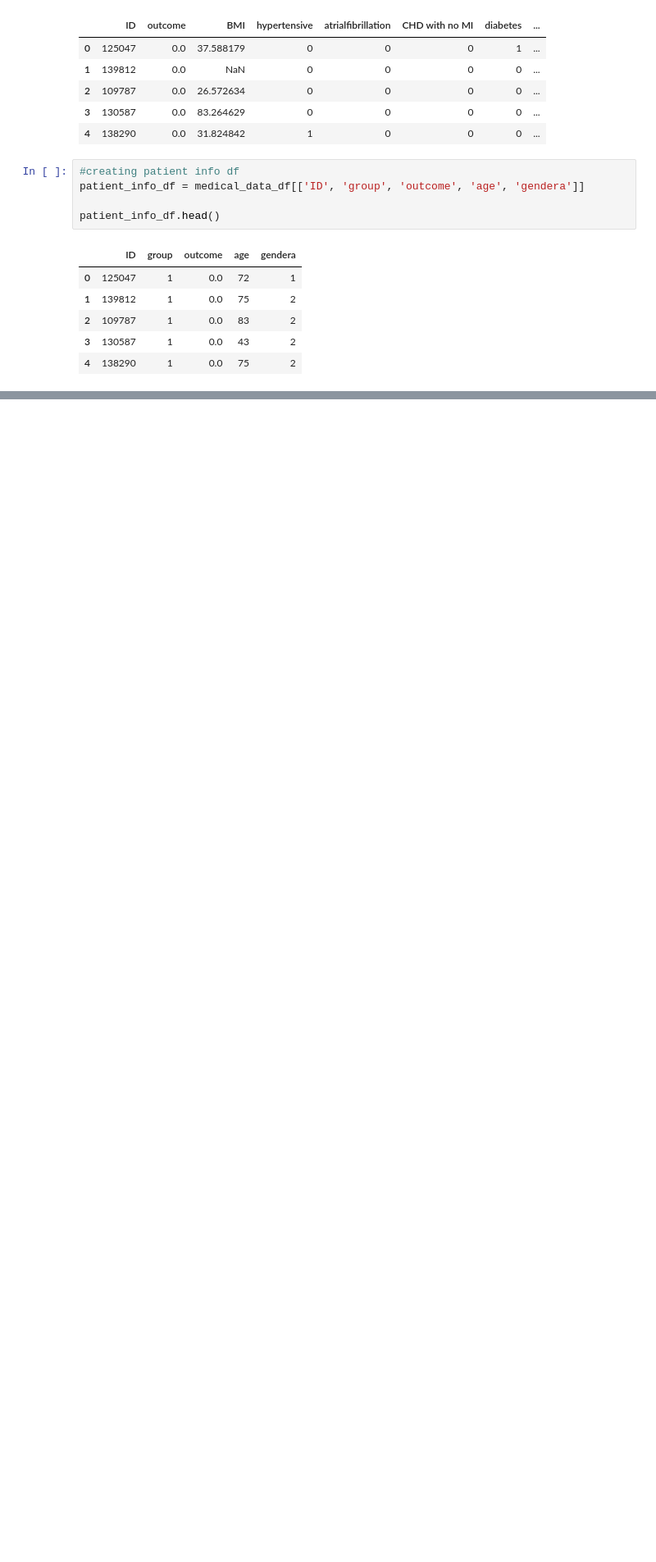
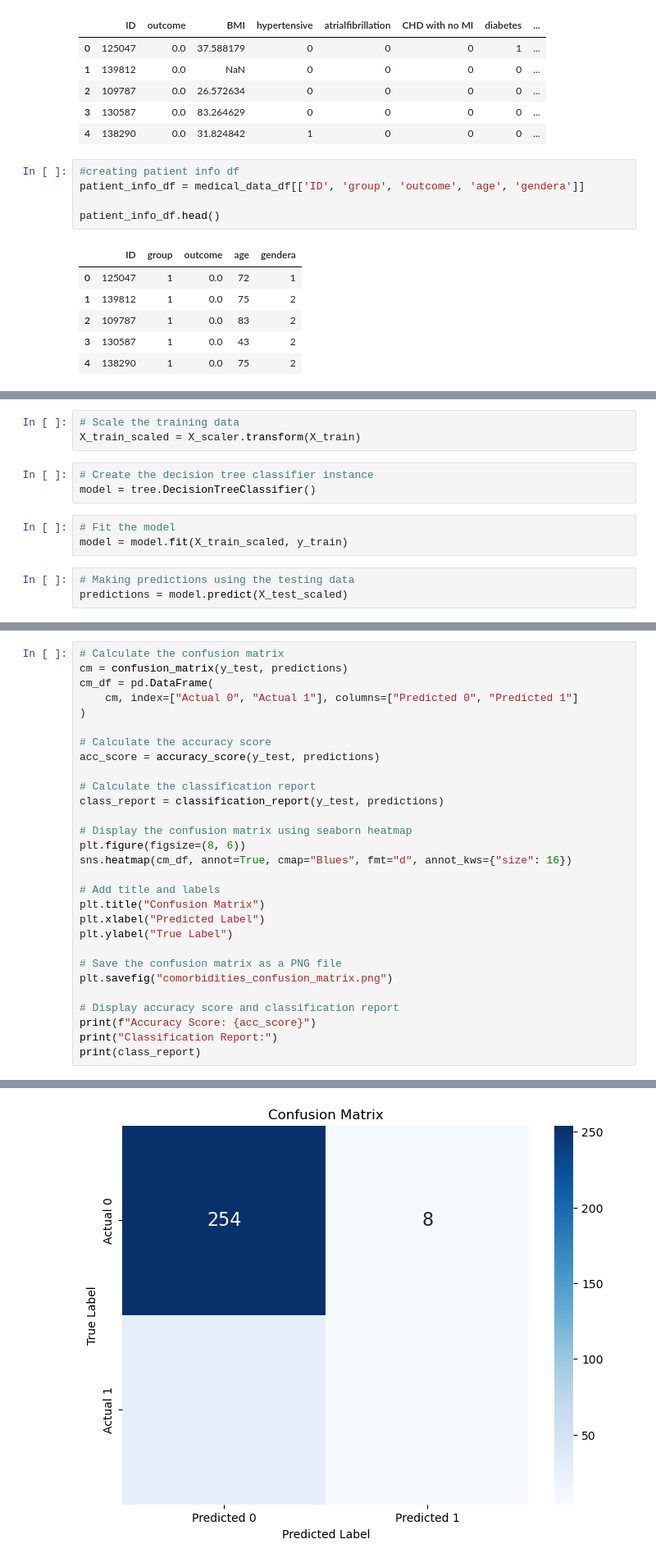
Before and after one commit to emilybowers3000/Project_4_Group_1, a Jupyter notebook: project_4.ipynb, the cells around one changed output, grey strips where cells are left out. Shown at 82% size. Cells and saved outputs as stored; diff of their text form; blank space fills up the shorter version.

```diff
--- a/project_4.ipynb
+++ b/project_4.ipynb
@@ -107,0 +251,12 @@ medical_data_df.to_csv('database.medical_data.csv', index=False)
+# %%
+# Scale the training data
+X_train_scaled = X_scaler.transform(X_train)
+# %%
+# Create the decision tree classifier instance
+model = tree.DecisionTreeClassifier()
+# %%
+# Fit the model
+model = model.fit(X_train_scaled, y_train)
+# %%
+# Making predictions using the testing data
+predictions = model.predict(X_test_scaled)
@@ -107,0 +294,30 @@ medical_data_df.to_csv('database.medical_data.csv', index=False)
+# %%
+# Calculate the confusion matrix
+cm = confusion_matrix(y_test, predictions)
+cm_df = pd.DataFrame(
+    cm, index=["Actual 0", "Actual 1"], columns=["Predicted 0", "Predicted 1"]
+)
+
+# Calculate the accuracy score
+acc_score = accuracy_score(y_test, predictions)
+
+# Calculate the classification report
+class_report = classification_report(y_test, predictions)
+
+# Display the confusion matrix using seaborn heatmap
+plt.figure(figsize=(8, 6))
+sns.heatmap(cm_df, annot=True, cmap="Blues", fmt="d", annot_kws={"size": 16})
+
+# Add title and labels
+plt.title("Confusion Matrix")
+plt.xlabel("Predicted Label")
+plt.ylabel("True Label")
+
+# Save the confusion matrix as a PNG file
+plt.savefig("comorbidities_confusion_matrix.png")
+
+# Display accuracy score and classification report
+print(f"Accuracy Score: {acc_score}")
+print("Classification Report:")
+print(class_report)
+# %% [output]
@@ -107,0 +334 @@ medical_data_df.to_csv('database.medical_data.csv', index=False)
+[figure, added]
```
Also changed, not shown: parts of 48 cells of this notebook, 4 other files.
